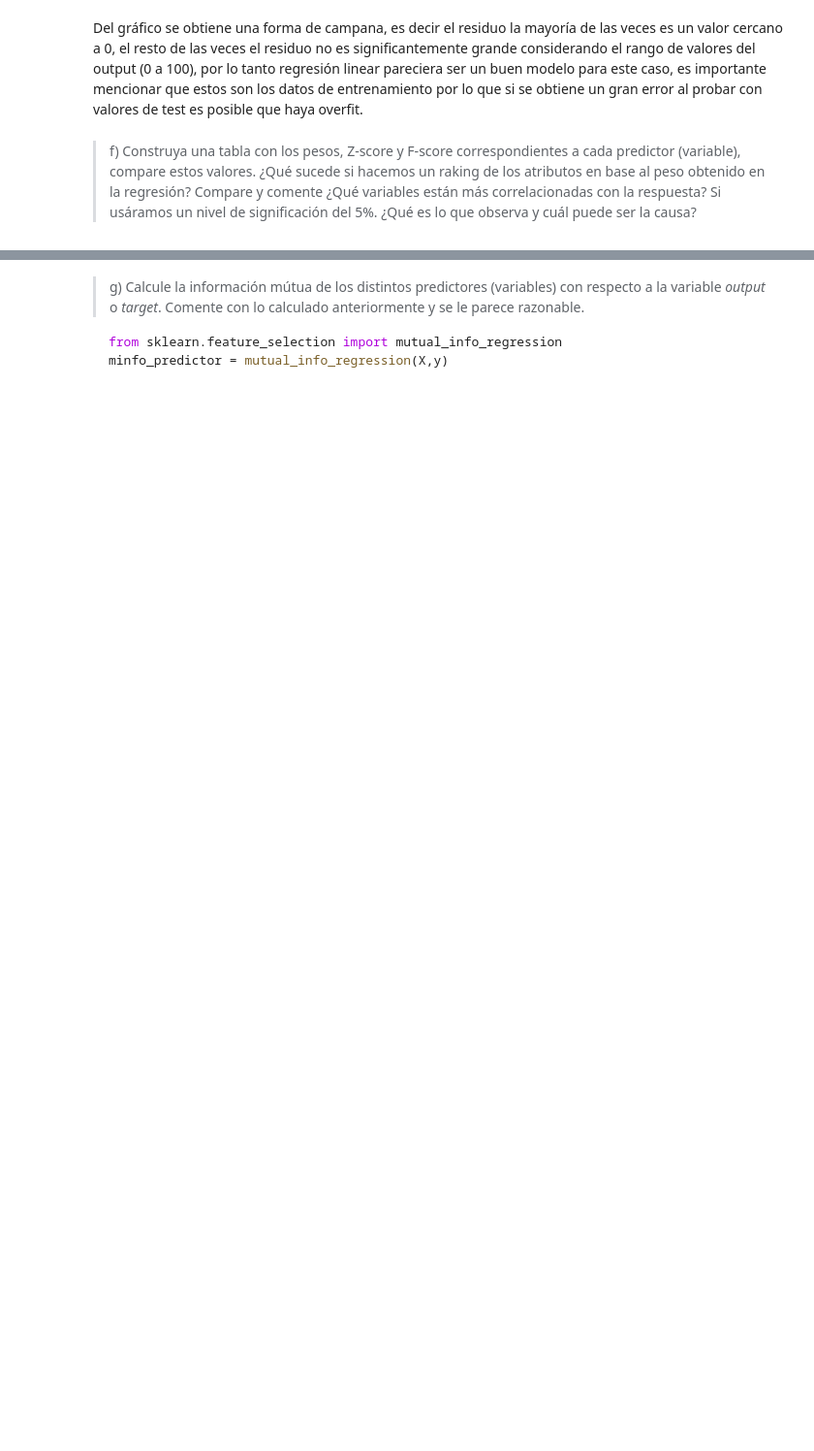
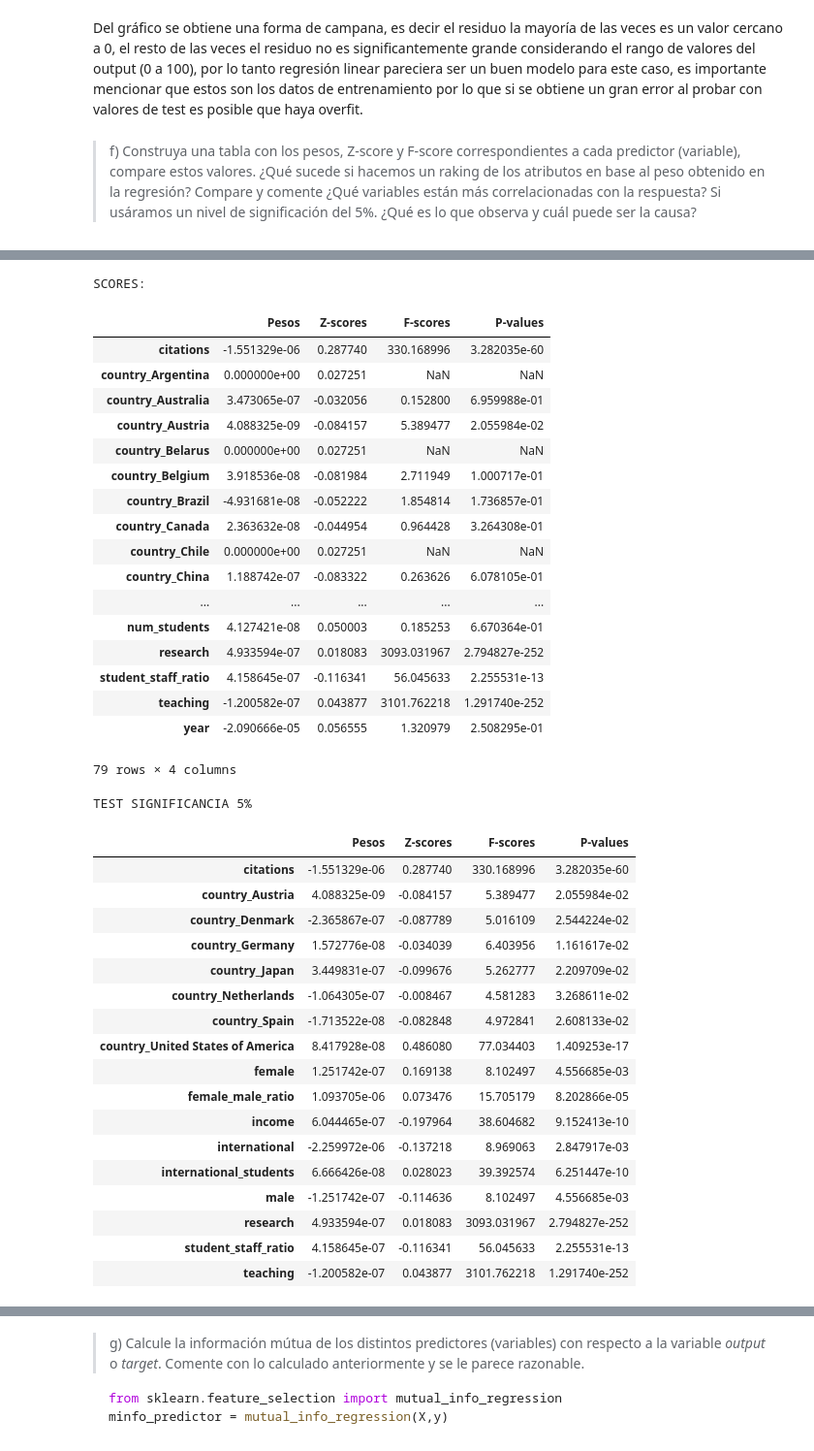
Before and after one commit to Anibal95/Tarea-1-machine-learning, a Jupyter notebook: Tarea 1/Tarea1_final.ipynb, the cells around one changed output, grey strips where cells are left out. Shown at 97% size. Saved outputs shown, nothing was run; the diff lists cells and outputs as text; code cells hidden in the pictures; blank space fills up the shorter version.

```diff
--- a/Tarea 1/Tarea1_final.ipynb
+++ b/Tarea 1/Tarea1_final.ipynb
@@ -710,0 +678,62 @@ F-score: 0.9996520135500788
+# %%
+from scipy import stats
+from sklearn.feature_selection import f_regression
+
+columnas = nuevo_df.drop(["total_score","world_rank","university_name"],axis=1).columns
+X_train_scaled[0]
+weights = np.mean(X_train_scaled,axis=0)
+zscores = stats.zscore(X_train_scaled,axis = 1)
+zscores = np.mean(zscores,axis=0)
+fscores = f_regression(X_train_scaled, y_train)
+i = 0
+df_attribute_columns = dict()
+names = ["Pesos","Z-scores","F-scores","P-values"]
+for atributo in columnas:
+    df_attribute_columns[atributo] = [weights[i],zscores[i],fscores[0][i],fscores[1][i]]
+    i += 1
+
+scores = pd.DataFrame(data = df_attribute_columns,index = names).transpose()
+print("SCORES:")
+display(scores)
+test_significancia_5 = scores[scores["P-values"]<0.05]
+print("TEST SIGNIFICANCIA 5%:")
+display(test_significancia_5)
+# %% [output]
+SCORES:
+|  | Pesos | Z-scores | F-scores | P-values |
+| citations | -1.551329e-06 | 0.287740 | 330.168996 | 3.282035e-60 |
+| country_Argentina | 0.000000e+00 | 0.027251 | NaN | NaN |
+| country_Australia | 3.473065e-07 | -0.032056 | 0.152800 | 6.959988e-01 |
+| country_Austria | 4.088325e-09 | -0.084157 | 5.389477 | 2.055984e-02 |
+| country_Belarus | 0.000000e+00 | 0.027251 | NaN | NaN |
+| country_Belgium | 3.918536e-08 | -0.081984 | 2.711949 | 1.000717e-01 |
+| country_Brazil | -4.931681e-08 | -0.052222 | 1.854814 | 1.736857e-01 |
+| country_Canada | 2.363632e-08 | -0.044954 | 0.964428 | 3.264308e-01 |
+| country_Chile | 0.000000e+00 | 0.027251 | NaN | NaN |
+| country_China | 1.188742e-07 | -0.083322 | 0.263626 | 6.078105e-01 |
+| ... | ... | ... | ... | ... |
+| num_students | 4.127421e-08 | 0.050003 | 0.185253 | 6.670364e-01 |
+| research | 4.933594e-07 | 0.018083 | 3093.031967 | 2.794827e-252 |
+| student_staff_ratio | 4.158645e-07 | -0.116341 | 56.045633 | 2.255531e-13 |
+| teaching | -1.200582e-07 | 0.043877 | 3101.762218 | 1.291740e-252 |
+| year | -2.090666e-05 | 0.056555 | 1.320979 | 2.508295e-01 |
+79 rows × 4 columns
+TEST SIGNIFICANCIA 5%
+|  | Pesos | Z-scores | F-scores | P-values |
+| citations | -1.551329e-06 | 0.287740 | 330.168996 | 3.282035e-60 |
+| country_Austria | 4.088325e-09 | -0.084157 | 5.389477 | 2.055984e-02 |
+| country_Denmark | -2.365867e-07 | -0.087789 | 5.016109 | 2.544224e-02 |
+| country_Germany | 1.572776e-08 | -0.034039 | 6.403956 | 1.161617e-02 |
+| country_Japan | 3.449831e-07 | -0.099676 | 5.262777 | 2.209709e-02 |
+| country_Netherlands | -1.064305e-07 | -0.008467 | 4.581283 | 3.268611e-02 |
+| country_Spain | -1.713522e-08 | -0.082848 | 4.972841 | 2.608133e-02 |
+| country_United States of America | 8.417928e-08 | 0.486080 | 77.034403 | 1.409253e-17 |
+| female | 1.251742e-07 | 0.169138 | 8.102497 | 4.556685e-03 |
+| female_male_ratio | 1.093705e-06 | 0.073476 | 15.705179 | 8.202866e-05 |
+| income | 6.044465e-07 | -0.197964 | 38.604682 | 9.152413e-10 |
+| international | -2.259972e-06 | -0.137218 | 8.969063 | 2.847917e-03 |
+| international_students | 6.666426e-08 | 0.028023 | 39.392574 | 6.251447e-10 |
+| male | -1.251742e-07 | -0.114636 | 8.102497 | 4.556685e-03 |
+| research | 4.933594e-07 | 0.018083 | 3093.031967 | 2.794827e-252 |
+| student_staff_ratio | 4.158645e-07 | -0.116341 | 56.045633 | 2.255531e-13 |
+| teaching | -1.200582e-07 | 0.043877 | 3101.762218 | 1.291740e-252 |
```
Also changed, not shown: parts of 19 cells of this notebook.
